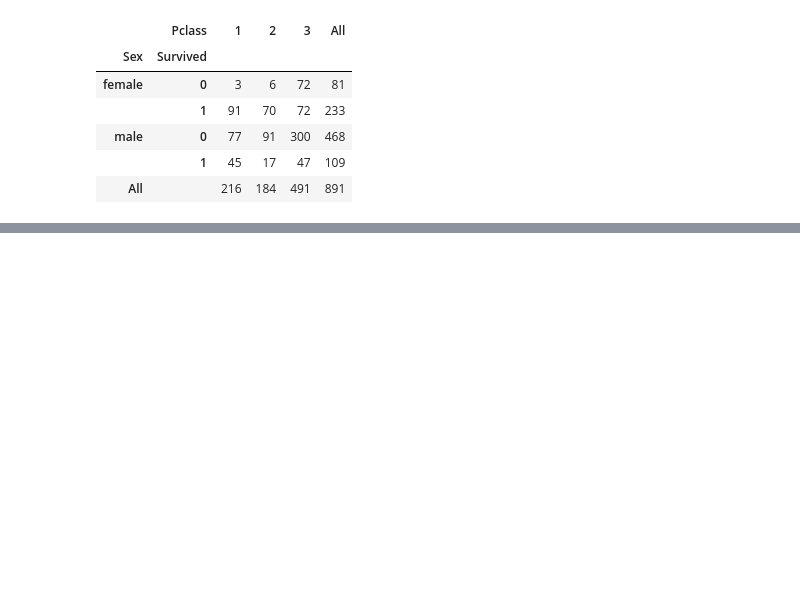
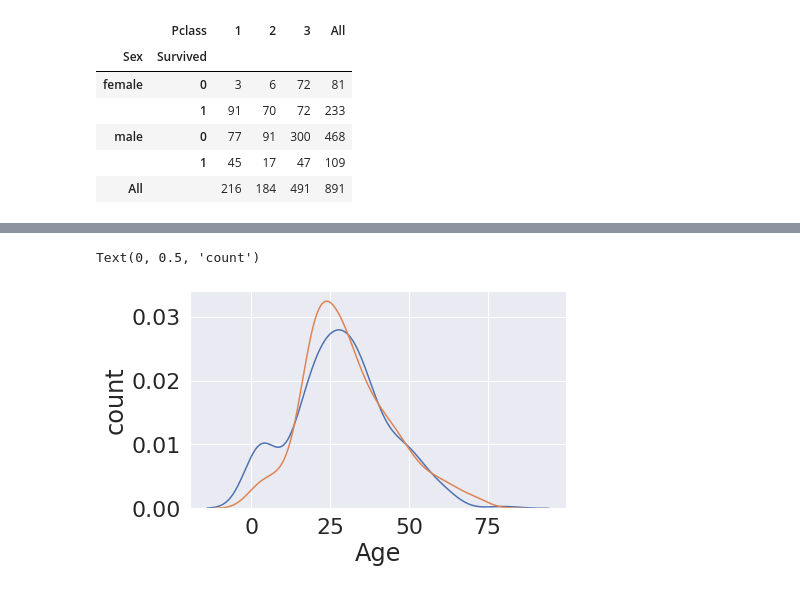
Before and after one commit to jonhyuk0922/HackerTon, a Jupyter notebook: eda-to-prediction-dietanic-jonghyuk.ipynb, the cells around one changed output, grey strips where cells are left out. Cells and saved outputs as stored; diff of their text form; code cells hidden in the pictures; blank space fills up the shorter version.

```diff
--- a/eda-to-prediction-dietanic-jonghyuk.ipynb
+++ b/eda-to-prediction-dietanic-jonghyuk.ipynb
@@ -137,0 +171,8 @@ pd.crosstab([data.Sex,data.Survived],data.Pclass,margins=True).style.background_
+# %%
+sns.kdeplot(data.loc[data['Survived']==1,'Age'],label= 'Survived')
+sns.kdeplot(data.loc[data['Survived']==0,'Age'],label= 'Died')
+plt.xlabel('Age')
+plt.ylabel('count')
+# %% [output]
+Text(0, 0.5, 'count')
+[figure, added]
```
Also changed, not shown: parts of 22 cells of this notebook.
